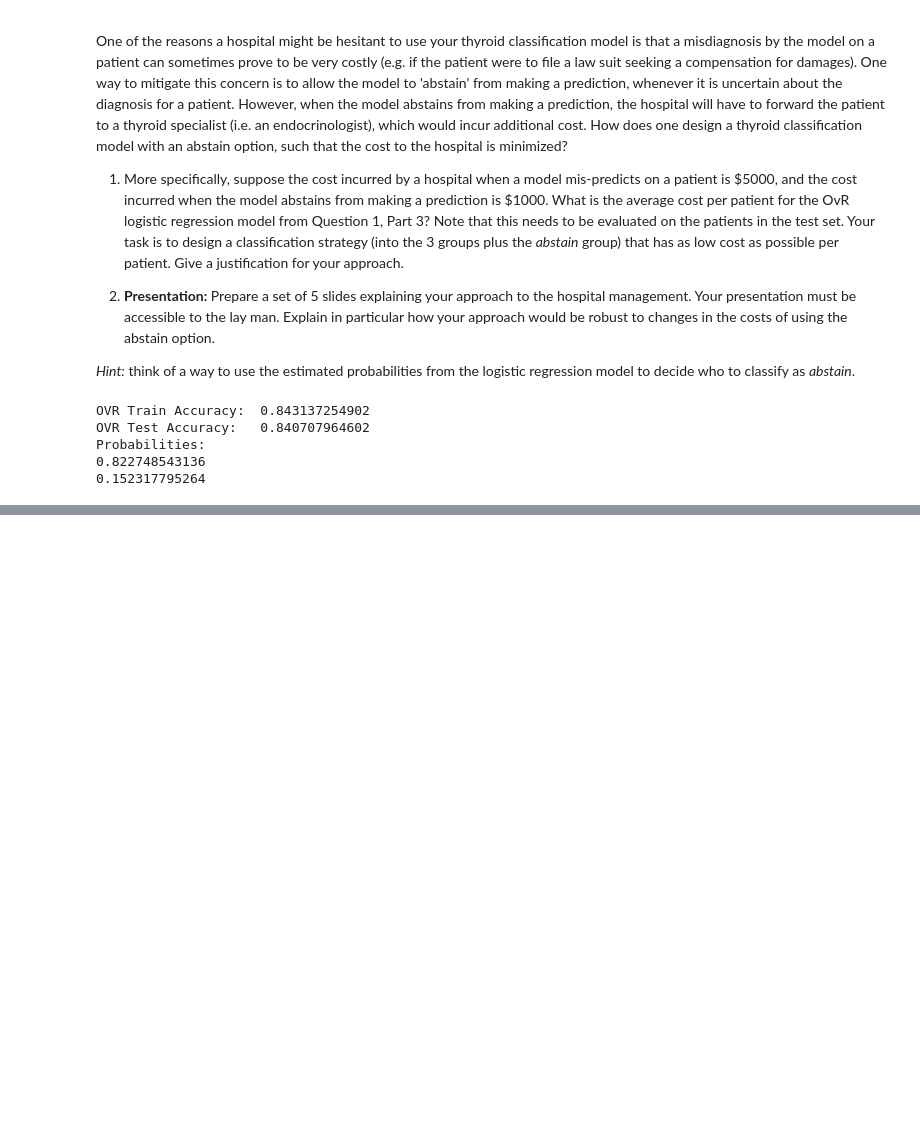
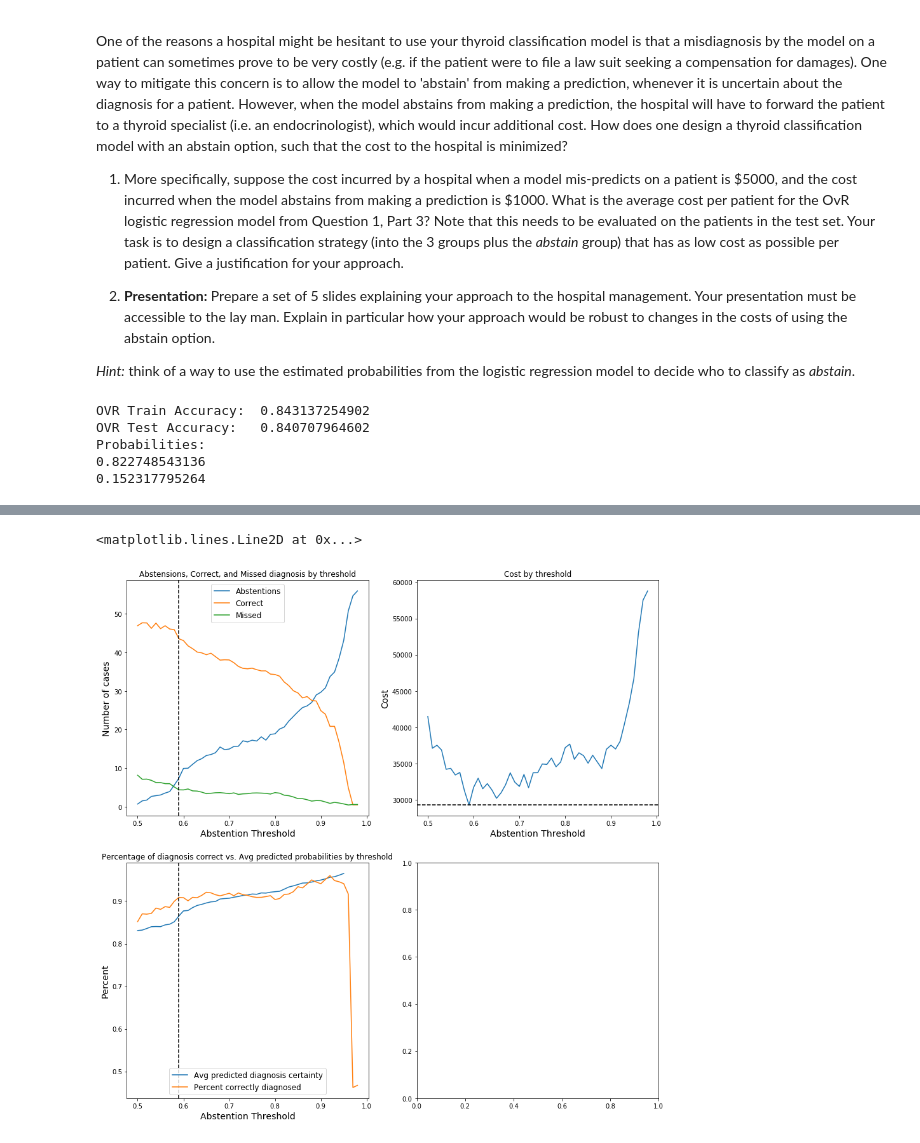
Before and after one commit to REMitchell/CSCIE109A, a Jupyter notebook: hw7/cs109_hw7.ipynb, the cells around one changed output, grey strips where cells are left out. Drawn from its saved outputs; the diff is of its cells as text; code cells hidden in the pictures; blank space fills up the shorter version.

```diff
--- a/hw7/cs109_hw7.ipynb
+++ b/hw7/cs109_hw7.ipynb
@@ -652,0 +668,66 @@ percent_correct = [score['correct']/(score['correct']+score['missed']) for score
+# %%
+def get_samples():
+    msk = np.random.rand(len(Xtest)) < 0.5
+    return Xtest[msk], ytest[msk]
+
+def avg_scores(scores):
+    {'abstentions': 0, 'correct': 0, 'missed': 0, 'cost': 0, 'probas': []}
+    score = {}
+    score['abstentions'] = np.mean([score['abstentions'] for score in scores])
+    score['correct'] = np.mean([score['correct'] for score in scores])
+    score['missed'] = np.mean([score['missed'] for score in scores])
+    score['cost'] = np.mean([score['cost'] for score in scores])
+    score['probas'] = np.mean([np.mean(score['probas']) for score in scores])
+    return score
+
+scores = []
+thresholds = list(np.arange(.50, .99, .001))
+scores = []
+for threshold in thresholds:
+    threshold_scores = []
+    for i in range(0, 10):
+        Xtest_samp, ytest_samp = get_samples()
+        threshold_scores.append(calculate_profit(ovr_mod, Xtest_samp, ytest_samp, threshold))
+    scores.append(avg_scores(threshold_scores))
+
+#Smooth the scores out by averaging along threshold from .1% increments to 1% increments
+smoothed_scores = []
+for i in range(1, int(len(scores)/10)+1):
+    smoothed_scores.append(avg_scores(scores[(i-1)*10:i*10]))
+scores = smoothed_scores
+thresholds = list(np.arange(.50, .99, .01))
+lowest_cost_idx = np.argmin([score['cost'] for score in scores])
+
+fig, ax = plt.subplots(2, 2, figsize=(15, 15))
+
+
+ax[0][0].plot(thresholds, [score['abstentions'] for score in scores], label='Abstentions')
+ax[0][0].plot(thresholds, [score['correct'] for score in scores], label='Correct')
+ax[0][0].plot(thresholds, [score['missed'] for score in scores], label='Missed')
+
+ax[0][0].set_title('Abstensions, Correct, and Missed diagnosis by threshold')
+ax[0][0].set_xlabel('Abstention Threshold', fontsize = 14)
+ax[0][0].set_ylabel('Number of cases',   fontsize = 14)
+ax[0][0].legend(fontsize = 12, loc = 'upper center')
+ax[0][0].axvline(x = thresholds[lowest_cost_idx], color='black', linestyle='dashed')
+
+
+ax[0][1].plot(thresholds, [score['cost'] for score in scores])
+ax[0][1].set_title('Cost by threshold')
+ax[0][1].set_xlabel('Abstention Threshold', fontsize = 14)
+ax[0][1].set_ylabel('Cost',   fontsize = 14)
+
+ax[0][1].axhline(y = scores[lowest_cost_idx]['cost'], color='black', linestyle='dashed')
+
+percent_correct = [score['correct']/(score['correct']+score['missed']) for score in scores]
+avg_probas = [np.mean(score['probas']) if score['probas'] else None for score in scores]
+ax[1][0].set_title('Percentage of diagnosis correct vs. Avg predicted probabilities by threshold')
+ax[1][0].plot(thresholds, avg_probas, label='Avg predicted diagnosis certainty')
+ax[1][0].plot(thresholds, percent_correct, label='Percent correctly diagnosed ')
+ax[1][0].set_xlabel('Abstention Threshold', fontsize = 14)
+ax[1][0].set_ylabel('Percent',   fontsize = 14)
+ax[1][0].legend(fontsize = 12, loc = 'lower center')
+ax[1][0].axvline(x = thresholds[lowest_cost_idx], color='black', linestyle='dashed')
+# %% [output]
+<matplotlib.lines.Line2D at 0x...>
+[figure, added]
```
Also changed, not shown: parts of 2 cells of this notebook.
